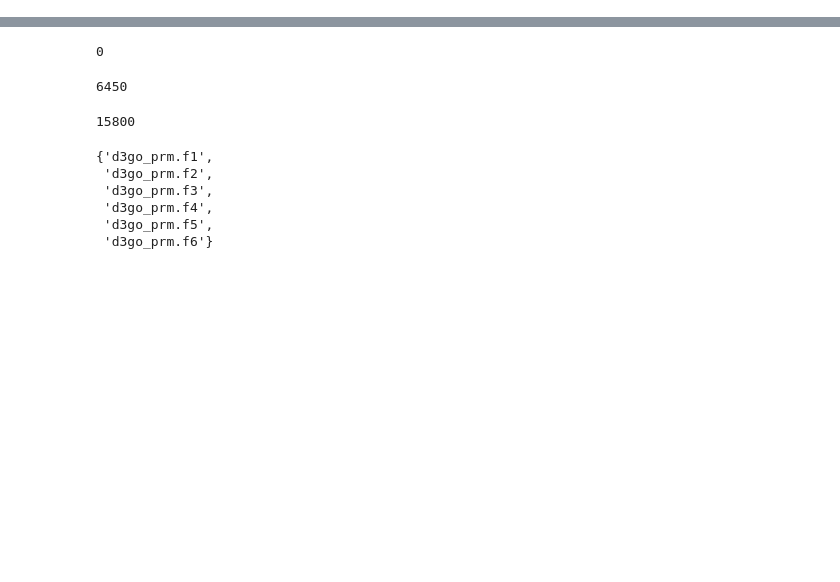
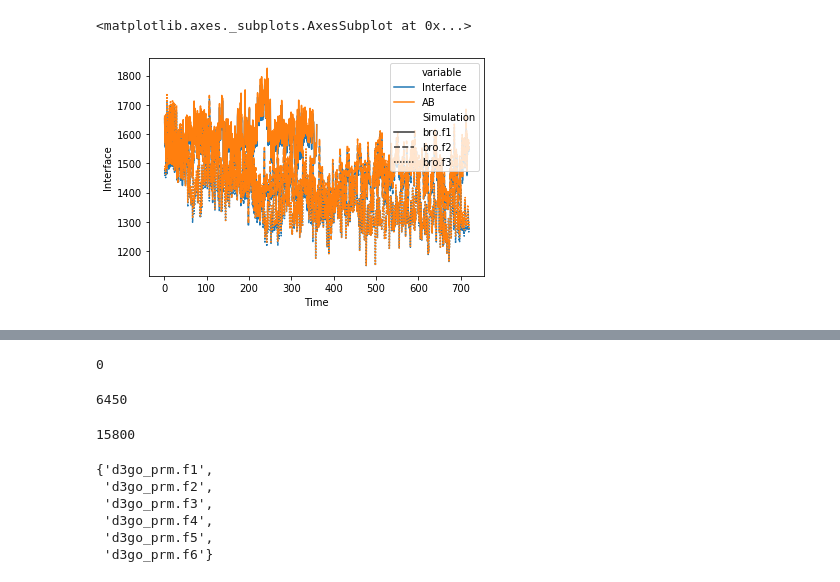
Before and after one commit to brucekhlee/ace, a Jupyter notebook: tutorial/dx_g_cpx/check_interface.ipynb, the cells around one changed output, grey strips where cells are left out. Drawn from its saved outputs; the diff is of its cells as text; code cells hidden in the pictures; blank space fills up the shorter version.

Commit message:
line plot

```diff
--- a/tutorial/dx_g_cpx/check_interface.ipynb
+++ b/tutorial/dx_g_cpx/check_interface.ipynb
@@ -48,8 +48,11 @@ def read_data(receptor, ligand, time_limit=0, Verbose=False, exclusions=[]):
     return pd.DataFrame(data)
 
 def check_interface(df, receptor=None):
-    mismatch = []
+    difference = []
+    ab = []
     for i in range(len(df)):
-        if (df["Interface"][i] - (df["Interface_A"][i] + df["Interface_B"][i])) != 0:
-            mismatch.append(receptor+"_"+df["Simulation"][i])
-    return mismatch
+        difference.append(df["Interface"][i] - (df["Interface_A"][i] + df["Interface_B"][i]))
+        ab.append(df["Interface_A"][i] + df["Interface_B"][i])
+    df["RAB-AB"] = difference
+    df["AB"] = ab
+    return df
@@ -62,0 +59,6 @@ d2gi_mm
+# %%
+d2gi = read_data("d2gi", "bro")
+d2gi = check_interface(d2gi, "d2gi")
+d2gi_melt=pd.melt(d2gi, id_vars=["Time", "Simulation", "System", "Frame", "Interface_A", "Interface_B", "RAB-AB"],
+                value_name="Interface" )
+d2gi_melt
@@ -62,0 +79,5 @@ d2gi_mm
+# %%
+sns.lineplot(data=d2gi_melt, x="Time", y="Interface", hue="variable", style="Simulation")
+# %% [output]
+<matplotlib.axes._subplots.AxesSubplot at 0x...>
+[figure, added]
```
Also changed, not shown: parts of 17 cells of this notebook.
